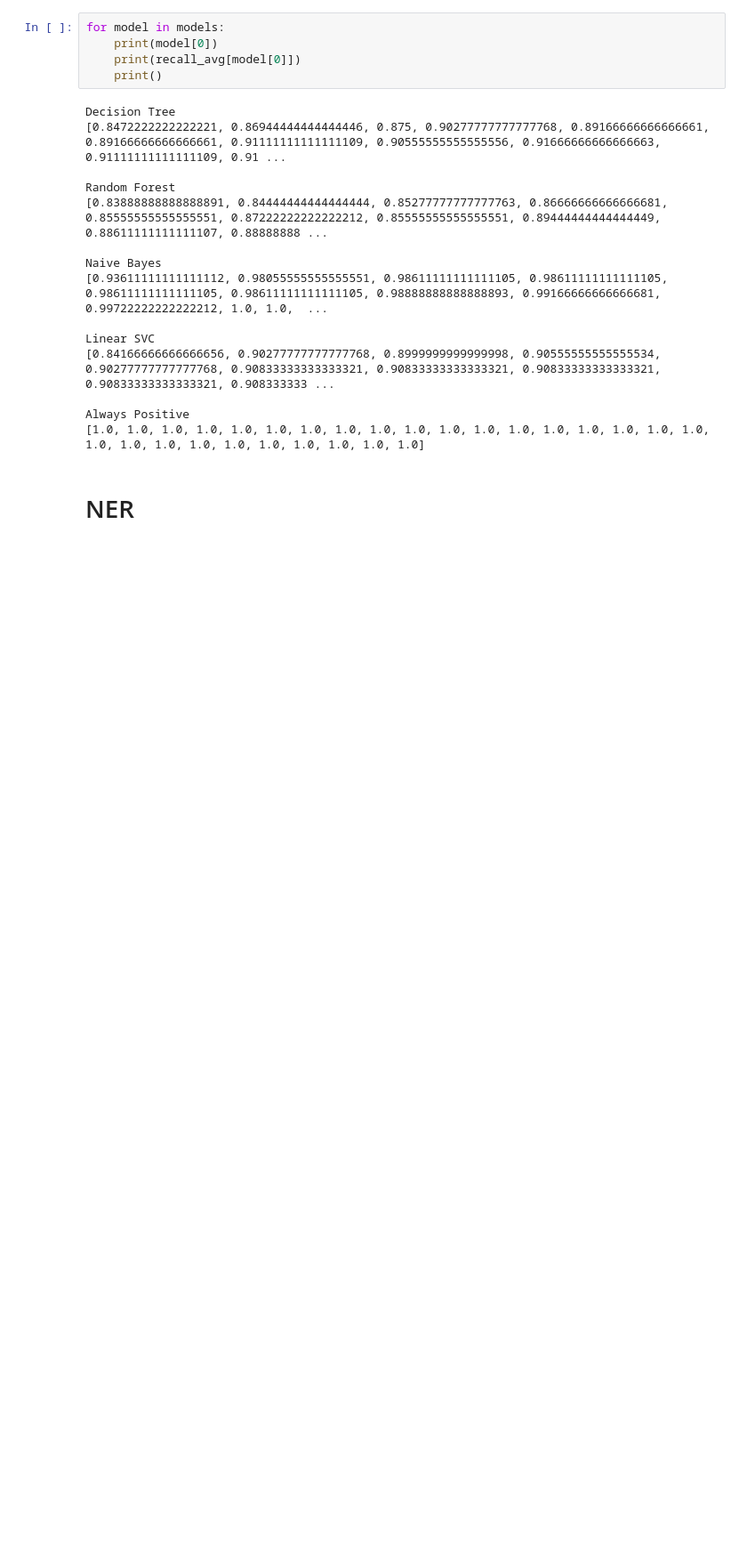
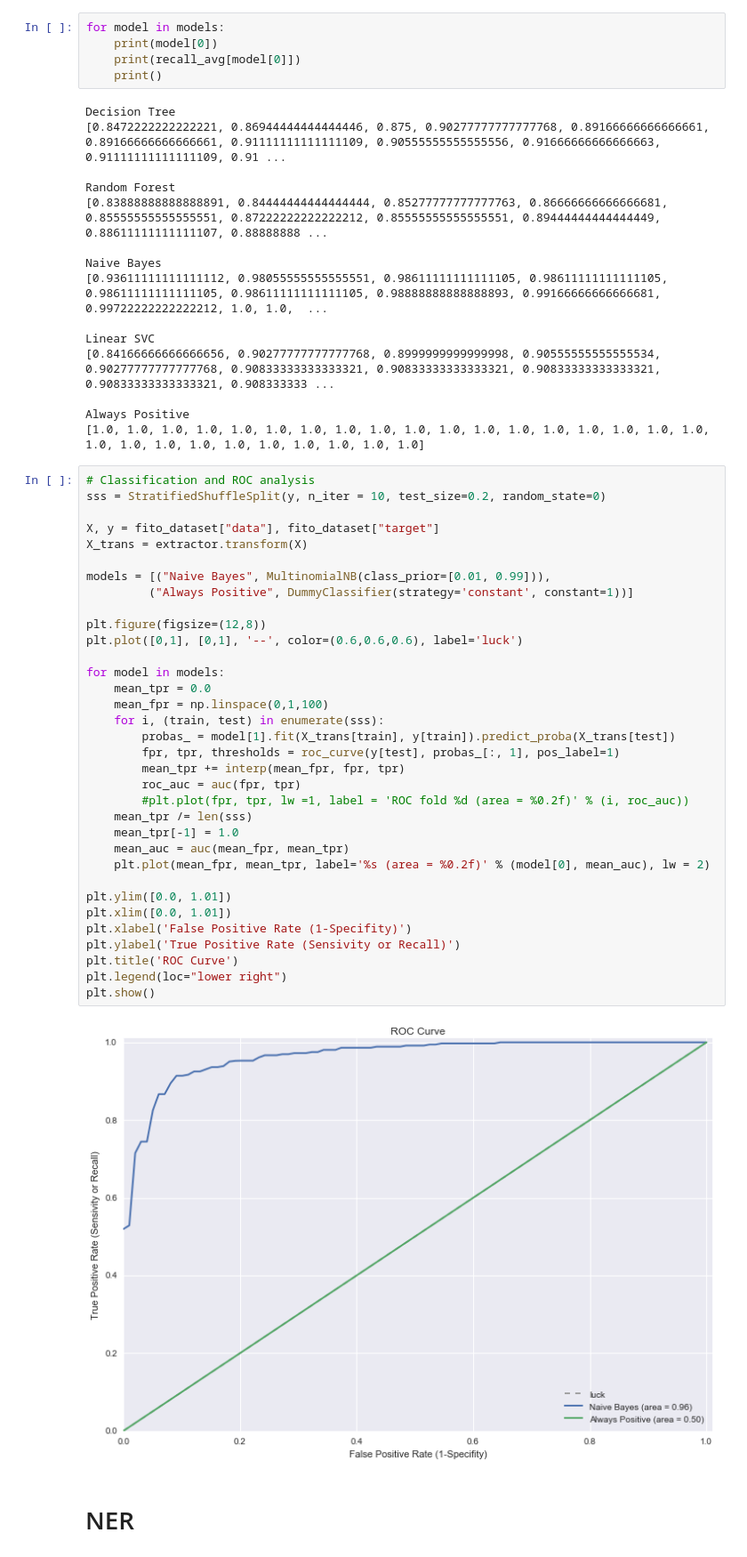
Before and after one commit to borjaeg/thete, a Jupyter notebook: Paper.ipynb, the cells around one changed output. Shown at 89% size. Drawn from its saved outputs; the diff is of its cells as text; blank space fills up the shorter version.

Commit message:
added roc curve comparing dummy classifier with cost-sensitive nb

```diff
--- a/Paper.ipynb
+++ b/Paper.ipynb
@@ -221,6 +229,42 @@ Linear SVC
 
 Always Positive
 [1.0, 1.0, 1.0, 1.0, 1.0, 1.0, 1.0, 1.0, 1.0, 1.0, 1.0, 1.0, 1.0, 1.0, 1.0, 1.0, 1.0, 1.0, 1.0, 1.0, 1.0, 1.0, 1.0, 1.0, 1.0, 1.0, 1.0, 1.0]
+# %%
+# Classification and ROC analysis
+sss = StratifiedShuffleSplit(y, n_iter = 10, test_size=0.2, random_state=0)
+
+X, y = fito_dataset["data"], fito_dataset["target"]
+X_trans = extractor.transform(X)
+
+models = [("Naive Bayes", MultinomialNB(class_prior=[0.01, 0.99])),
+         ("Always Positive", DummyClassifier(strategy='constant', constant=1))]
+
+plt.figure(figsize=(12,8))
+plt.plot([0,1], [0,1], '--', color=(0.6,0.6,0.6), label='luck')
+
+for model in models:
+    mean_tpr = 0.0
+    mean_fpr = np.linspace(0,1,100)
+    for i, (train, test) in enumerate(sss):
+        probas_ = model[1].fit(X_trans[train], y[train]).predict_proba(X_trans[test])
+        fpr, tpr, thresholds = roc_curve(y[test], probas_[:, 1], pos_label=1)
+        mean_tpr += interp(mean_fpr, fpr, tpr)
+        roc_auc = auc(fpr, tpr)
+        #plt.plot(fpr, tpr, lw =1, label = 'ROC fold %d (area = %0.2f)' % (i, roc_auc))
+    mean_tpr /= len(sss)
+    mean_tpr[-1] = 1.0
+    mean_auc = auc(mean_fpr, mean_tpr)
+    plt.plot(mean_fpr, mean_tpr, label='%s (area = %0.2f)' % (model[0], mean_auc), lw = 2)
+
+plt.ylim([0.0, 1.01])
+plt.xlim([0.0, 1.01])
+plt.xlabel('False Positive Rate (1-Specifity)')
+plt.ylabel('True Positive Rate (Sensivity or Recall)')
+plt.title('ROC Curve')
+plt.legend(loc="lower right")
+plt.show()
+# %% [output]
+[figure, added]
 # %% [markdown]
 # NER
 # %%
```
Also changed, not shown: parts of 3 cells of this notebook.
